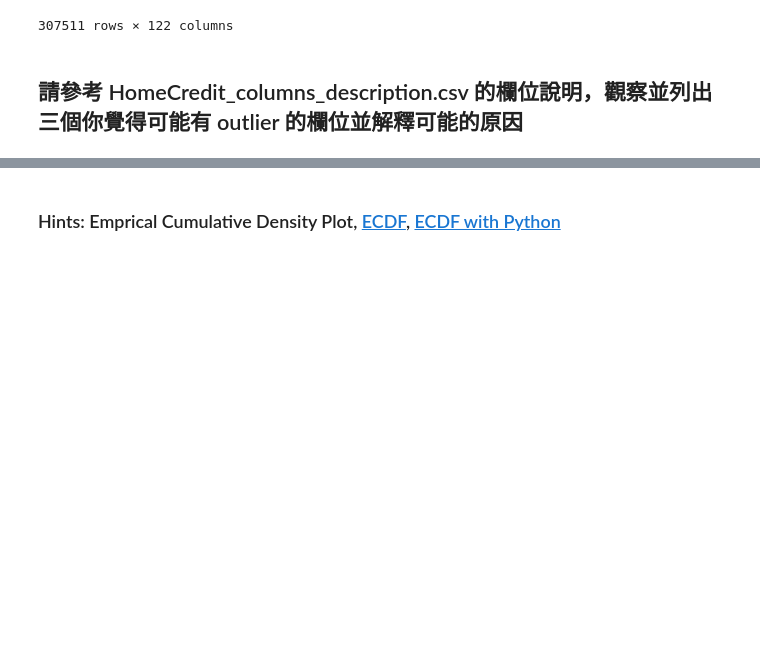
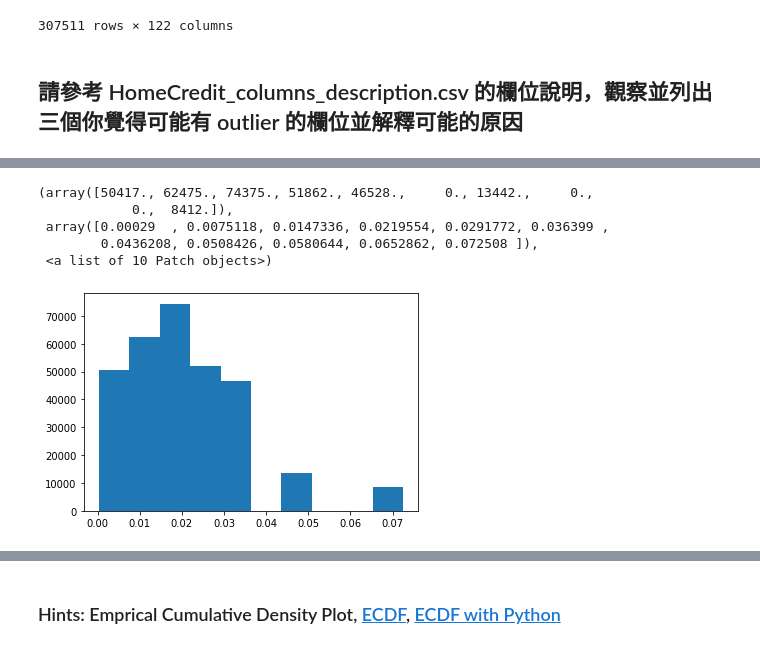
Before and after one commit to claire-100/4th-ML100Days, a Jupyter notebook: Day_009_HW.ipynb, the cells around one changed output, grey strips where cells are left out. Saved outputs shown, nothing was run; the diff lists cells and outputs as text; code cells hidden in the pictures; blank space fills up the shorter version.

```diff
--- a/Day_009_HW.ipynb
+++ b/Day_009_HW.ipynb
@@ -72,0 +88,10 @@ for col in numeric_columns:
+# %%
+b = app_train['REGION_POPULATION_RELATIVE'].dropna()
+plt.hist(b)
+# %% [output]
+(array([50417., 62475., 74375., 51862., 46528.,     0., 13442.,     0.,
+            0.,  8412.]),
+ array([0.00029  , 0.0075118, 0.0147336, 0.0219554, 0.0291772, 0.036399 ,
+        0.0436208, 0.0508426, 0.0580644, 0.0652862, 0.072508 ]),
+ <a list of 10 Patch objects>)
+[figure, added]
```
Also changed, not shown: parts of 6 cells of this notebook.
